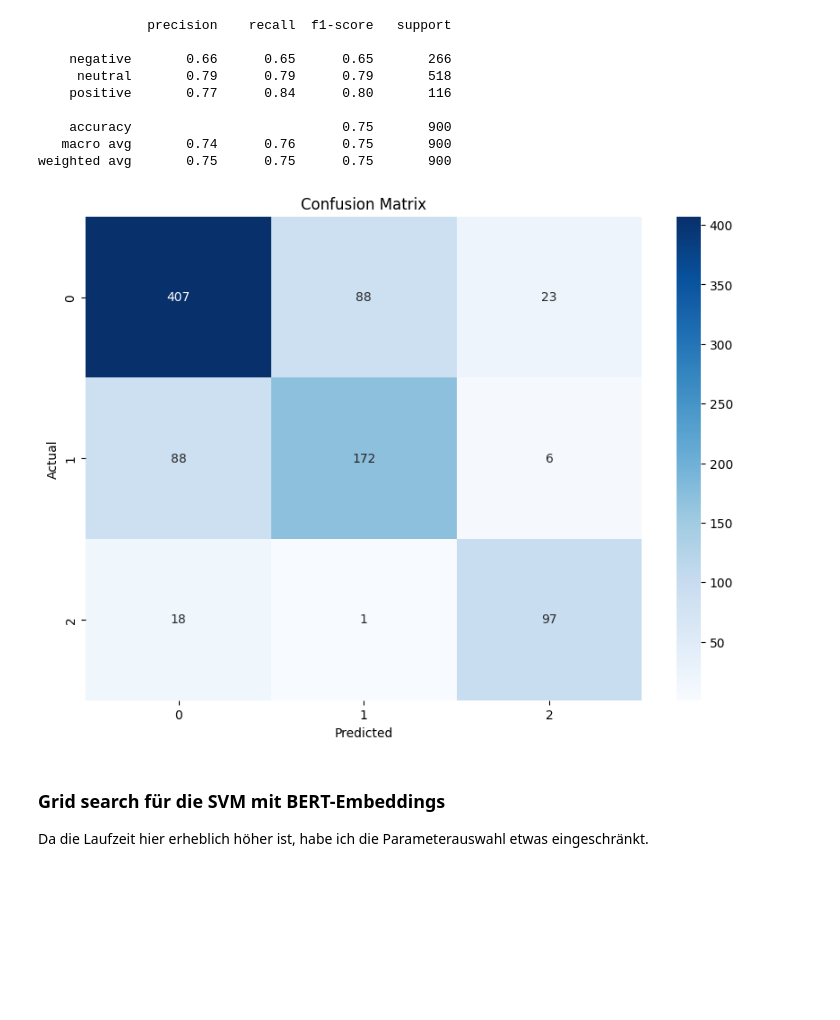
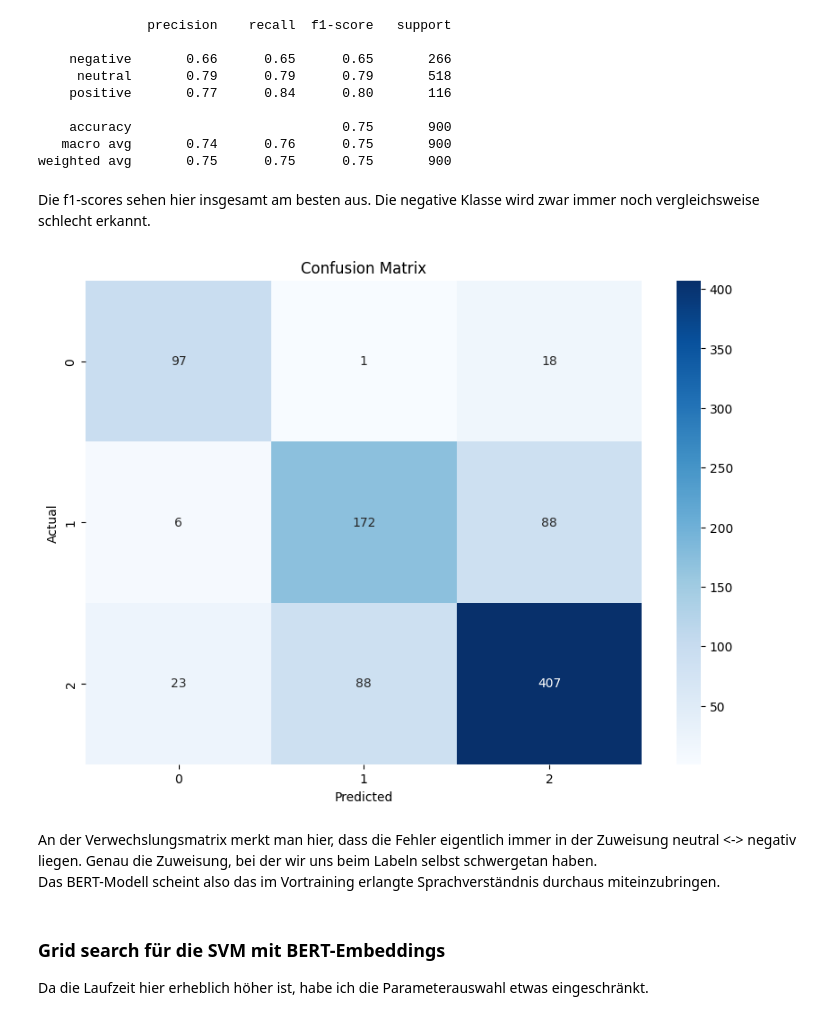
Before and after one commit to stellamoR/bundestag_zwischenrufe, a Jupyter notebook: III_sentiment_analysis/01_sentiment_analysis_classic_ml_methods.ipynb, the cells around one changed output. Saved outputs shown, nothing was run; the diff lists cells and outputs as text; code cells hidden in the pictures; blank space fills up the shorter version.

```diff
--- a/III_sentiment_analysis/01_sentiment_analysis_classic_ml_methods.ipynb
+++ b/III_sentiment_analysis/01_sentiment_analysis_classic_ml_methods.ipynb
@@ -305,16 +399,21 @@ print(report_svm_bert)
     accuracy                           0.75       900
    macro avg       0.74      0.76      0.75       900
 weighted avg       0.75      0.75      0.75       900
+# %% [markdown]
+Die f1-scores sehen hier insgesamt am besten aus. Die negative Klasse wird zwar immer noch vergleichsweise schlecht erkannt.
 # %%
-cm_svm_bert = confusion_matrix(y_test_txt, y_pred_svm_bert_txt, labels=['neutral', 'negative', 'positive'])
+cm_svm_bert = confusion_matrix(y_test_txt, y_pred_svm_bert_txt, labels=['positive', 'negative', 'neutral'])
 plt.figure(figsize=(10,7))
 sns.heatmap(cm_svm_bert, annot=True, fmt='d', cmap='Blues')
 plt.xlabel('Predicted')
 plt.ylabel('Actual')
 plt.title('Confusion Matrix')
 plt.show()
 # %% [output]
-[figure, old version]
+[figure, new version]
+# %% [markdown]
+An der Verwechslungsmatrix merkt man hier, dass die Fehler eigentlich immer in der Zuweisung neutral <-> negativ liegen. Genau die Zuweisung, bei der wir uns beim Labeln selbst schwergetan haben.
+Das BERT-Modell scheint also das im Vortraining erlangte Sprachverständnis durchaus miteinzubringen.
 # %% [markdown]
 ### Grid search für die SVM mit BERT-Embeddings
 
```
Also changed, not shown: parts of 37 cells of this notebook, 26 other files.
